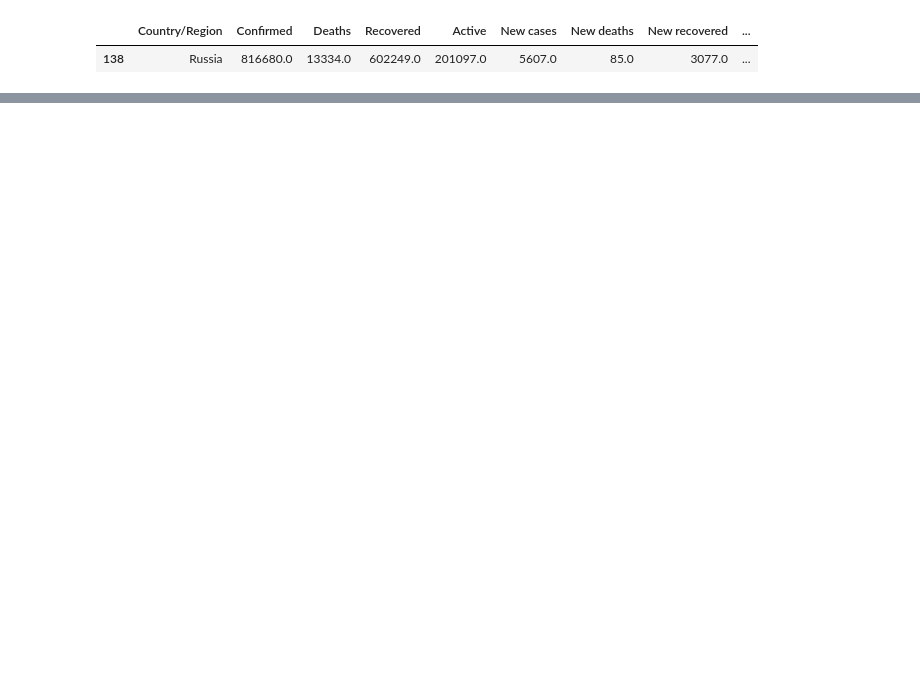
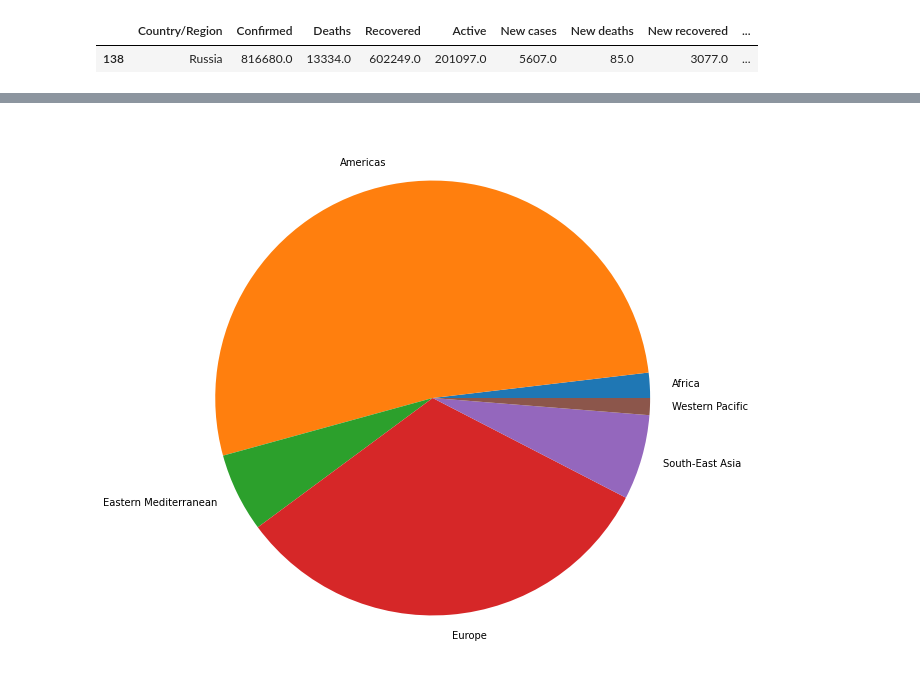
Before and after one commit to Pedro-Velazquez/covid-19-analysis, a Jupyter notebook: country_wise_latest/eda.ipynb, the cells around one changed output, grey strips where cells are left out. Saved outputs shown, nothing was run; the diff lists cells and outputs as text; code cells hidden in the pictures; blank space fills up the shorter version.

```diff
--- a/country_wise_latest/eda.ipynb
+++ b/country_wise_latest/eda.ipynb
@@ -114,0 +118,4 @@ df_europe_without_russia.describe()
+# %%
+byregion = df.groupby(['WHO Region'])
+# %%
+total_deaths = byregion['Deaths'].sum()
@@ -114,0 +128,5 @@ df_europe_without_russia.describe()
+# %%
+plt.pie(total_deaths.values, labels=total_deaths.index)
+plt.show()
+# %% [output]
+[figure, added]
```
Also changed, not shown: parts of 14 cells of this notebook.
